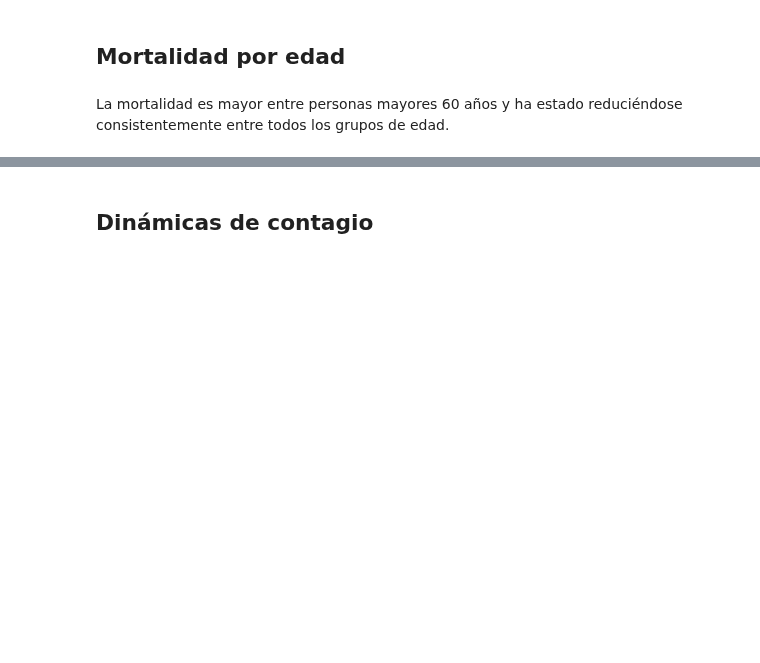
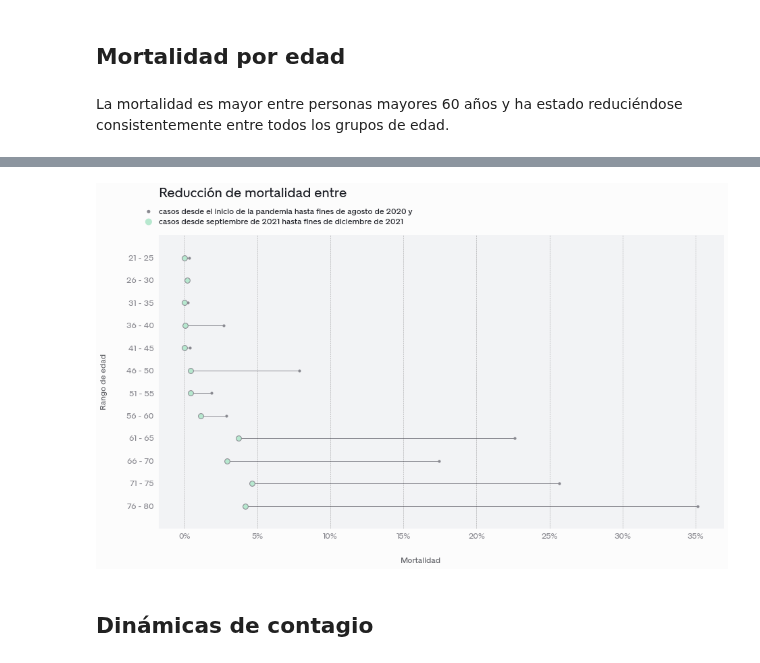
Before and after one commit to mauforonda/notas, a Jupyter notebook: covid19_en_lapaz.ipynb, the cells around one changed output, grey strips where cells are left out. Saved outputs shown, nothing was run; the diff lists cells and outputs as text; code cells hidden in the pictures; blank space fills up the shorter version.

```diff
--- a/covid19_en_lapaz.ipynb
+++ b/covid19_en_lapaz.ipynb
@@ -63,3 +67,44 @@ plot_matrix(mortalidad, 40, 80, '2020-05-01', '2021-12-01', 5)
+# %%
+def plot_reduccion_mortalidad(periodo_1,periodo_2, edad_min, edad_max, etiquetas):
+    dfi = pd.concat([periodo_1.mean(axis=0), periodo_2.mean(axis=0)], axis=1)
+    dfi['delta'] = dfi[0] - dfi[1]
+    dfi = dfi.loc[range(edad_min,edad_max,5)].sort_index()
+
+    linecolor = '#88888f'
+    background = '#fcfcfc'
+    titlecolor = '#1d1f26'
+    activecolor = '#b7e8cf'
+    f, ax = plt.subplots(1,1,figsize=(15,8))
+    f.set_facecolor(background)
+    ax.scatter(dfi[0], dfi.index, s=10, color=linecolor, linewidth=1, edgecolor=linecolor, zorder=2)
+    ax.scatter(dfi[1], dfi.index, s=60, color=activecolor, linewidth=1, edgecolor=linecolor, zorder=2)
+    for i, row in dfi.iterrows():
+        ax.plot([row[0], row[1]], [i, i], linewidth=1, color=linecolor, zorder=1)
+    ax.grid(axis='x', linestyle='--', linewidth=.6)
+    ax.xaxis.set_major_formatter(ticker.PercentFormatter(1,0))
+    ax.yaxis.set_major_locator(ticker.FixedLocator(dfi.index))
+    ax.yaxis.set_major_formatter(ticker.FixedFormatter(['{} - {}'.format(i+1, i+5) for i in dfi.index]))
+    ax.tick_params(labelcolor=linecolor)
+    ax.annotate('Reducción de mortalidad entre', xy=(0, 1.12), xycoords='axes fraction', fontsize=20, color=titlecolor, ha='left', va='bottom',)
+    ax.annotate(etiquetas[0], xy=(0, 1.068), xycoords='axes fraction', fontsize=12, color=titlecolor, ha='left', va='bottom')
+    ax.annotate('', xy=(-0.015, 1.08), xycoords='axes fraction', ha='right', va='center', fontsize=15, color=linecolor, xytext=(-.02, 1.08), textcoords='axes fraction', arrowprops=dict(arrowstyle="-", connectionstyle="arc3,rad=0.", color=linecolor, linewidth=5, linestyle='-', alpha=1))
+    ax.annotate(etiquetas[1], xy=(0, 1.055), xycoords='axes fraction', fontsize=12, color=titlecolor, ha='left', va='top')
+    ax.annotate('', xy=(-0.015, 1.045), xycoords='axes fraction', ha='right', va='center', fontsize=15, color=activecolor, xytext=(-.02, 1.045), textcoords='axes fraction', arrowprops=dict(arrowstyle="-", connectionstyle="arc3,rad=0.", color='#b7e8cf', linewidth=10, linestyle='-', alpha=1))
+    ax.annotate('Rango de edad', xy=(-.09, .5), xycoords='axes fraction', ha='right', va='center', fontsize=12, color=titlecolor, rotation=90, alpha=.7)
+    ax.annotate('Mortalidad', xy=(.5, -.11), xycoords='axes fraction', ha='right', va='center', fontsize=12, color=titlecolor, alpha=.7)
+    ax.set_ylim(dfi.index.max() + 5, dfi.index.min() - 5)
+    f.savefig('plots/mortalidad_edades_cambio_lp.png', bbox_inches='tight', pad_inches=.4)
+
+plot_reduccion_mortalidad(
+    mortalidad.loc[:'2020-09-01'],
+    mortalidad.loc['2021-09-01':'2022-01-01'],
+    20,
+    80,
+    ['casos desde el inicio de la pandemia hasta fines de agosto de 2020 y',
+     'casos desde septiembre de 2021 hasta fines de diciembre de 2021']
+)
+# %% [output]
+[figure, added]
 # %% [markdown]
 ## Dinámicas de contagio
 # %% [markdown]
```
Also changed, not shown: parts of 6 cells of this notebook, 1 other file.
